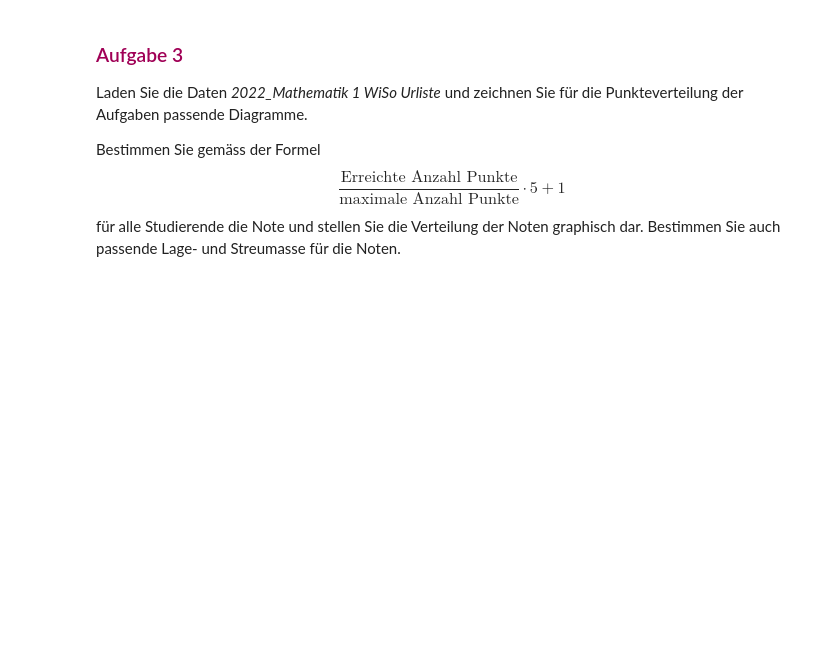
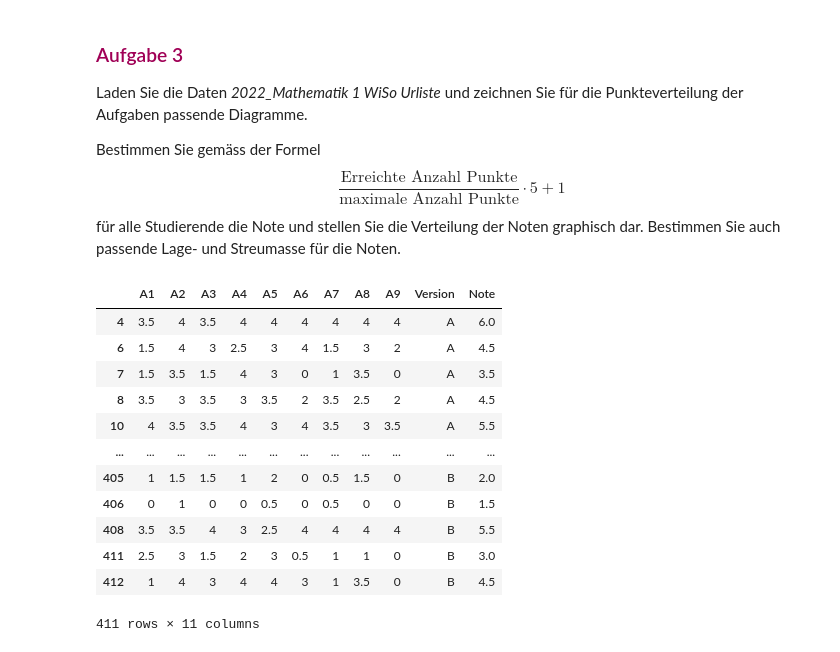
Before and after one commit to fabianmueller7/ASTAT, a Jupyter notebook: SW03/SW03.ipynb, the cells around one changed output. Saved outputs shown, nothing was run; the diff lists cells and outputs as text; code cells hidden in the pictures; blank space fills up the shorter version.

```diff
--- a/SW03/SW03.ipynb
+++ b/SW03/SW03.ipynb
@@ -426,4 +494,47 @@ Laden Sie die Daten *Gesundheitskosten.csv* und zeichnen Sie für alle Merkmale
 Laden Sie die Daten *2022_Mathematik 1 WiSo Urliste* und zeichnen Sie für die Punkteverteilung der Aufgaben passende Diagramme.
 
 Bestimmen Sie gemäss der Formel $$\frac{\text{Erreichte Anzahl Punkte}}{\text{maximale Anzahl Punkte}}\cdot 5 + 1$$ für alle Studierende die Note und stellen Sie die Verteilung der Noten graphisch dar. Bestimmen Sie auch passende Lage- und Streumasse für die Noten.
+# %%
+punkte = pd.read_excel("/Users/muellefa/repos/ASTAT/SW03/Daten/2022_Mathematik 1 WiSo Urliste.xls")
+
+# wir speichern die bestehenden Namen der Spalten
+colNamen = punkte.columns
+
+# und schneiden die relevanten Spalten (axis=1) und Zeilen (axis=0) heraus
+punkte.drop(list(colNamen[0:1])+list(colNamen[10:11])+list(colNamen[12:]),axis=1,inplace=True)
+punkte.drop([0,1,2,3],axis=0,inplace=True)
+
+# nun geben wir den Spalten einfache Namen
+colNamenNeu = ["A1","A2","A3","A4","A5","A6","A7","A8","A9","Version"]
+punkte.columns = colNamenNeu
+
+# dann speichern wir die Studierenden mit Veresion A
+VersionA = punkte[colNamenNeu][punkte["Version"]=="A"]
+
+# bei den Studierenden mit Version B müssen wir die Reihenfolge der Aufgaben ändern
+VersionB = punkte[["A2","A1","A4","A3","A6","A5","A8","A7","A9","Version"]][punkte["Version"]=="B"]
+VersionB.columns = colNamenNeu
+
+# zuletzt fügen wir die zwei DataFrame VersionA und VersionB wieder zusammen
+punkteNeu = pd.concat([VersionA,VersionB])
+
+punkteNeu["Note"] = (punkteNeu.iloc[:, 0:9].sum(axis=1) * 5) / 36 + 1
+punkteNeu["Note"] = pd.to_numeric(punkteNeu["Note"], errors="coerce")
+punkteNeu["Note"] = (punkteNeu["Note"] * 2).round() / 2
+
+punkteNeu
+# %% [output]
+|  | A1 | A2 | A3 | A4 | A5 | A6 | A7 | A8 | A9 | Version | Note |
+| 4 | 3.5 | 4 | 3.5 | 4 | 4 | 4 | 4 | 4 | 4 | A | 6.0 |
+| 6 | 1.5 | 4 | 3 | 2.5 | 3 | 4 | 1.5 | 3 | 2 | A | 4.5 |
+| 7 | 1.5 | 3.5 | 1.5 | 4 | 3 | 0 | 1 | 3.5 | 0 | A | 3.5 |
+| 8 | 3.5 | 3 | 3.5 | 3 | 3.5 | 2 | 3.5 | 2.5 | 2 | A | 4.5 |
+| 10 | 4 | 3.5 | 3.5 | 4 | 3 | 4 | 3.5 | 3 | 3.5 | A | 5.5 |
+| ... | ... | ... | ... | ... | ... | ... | ... | ... | ... | ... | ... |
+| 405 | 1 | 1.5 | 1.5 | 1 | 2 | 0 | 0.5 | 1.5 | 0 | B | 2.0 |
+| 406 | 0 | 1 | 0 | 0 | 0.5 | 0 | 0.5 | 0 | 0 | B | 1.5 |
+| 408 | 3.5 | 3.5 | 4 | 3 | 2.5 | 4 | 4 | 4 | 4 | B | 5.5 |
+| 411 | 2.5 | 3 | 1.5 | 2 | 3 | 0.5 | 1 | 1 | 0 | B | 3.0 |
+| 412 | 1 | 4 | 3 | 4 | 4 | 3 | 1 | 3.5 | 0 | B | 4.5 |
+411 rows × 11 columns
 # %%
```
Also changed, not shown: parts of 3 cells of this notebook, 3 other files.
